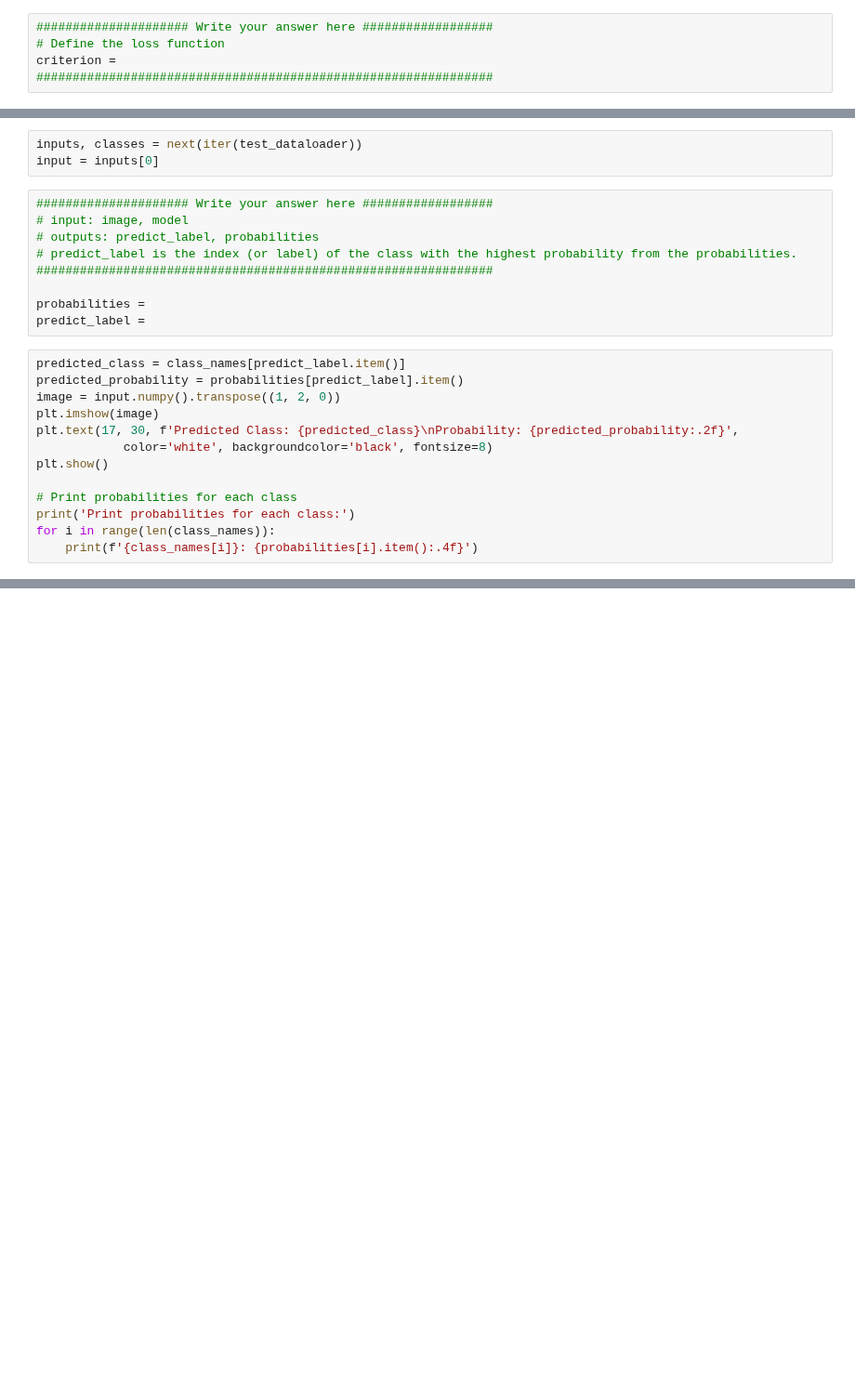
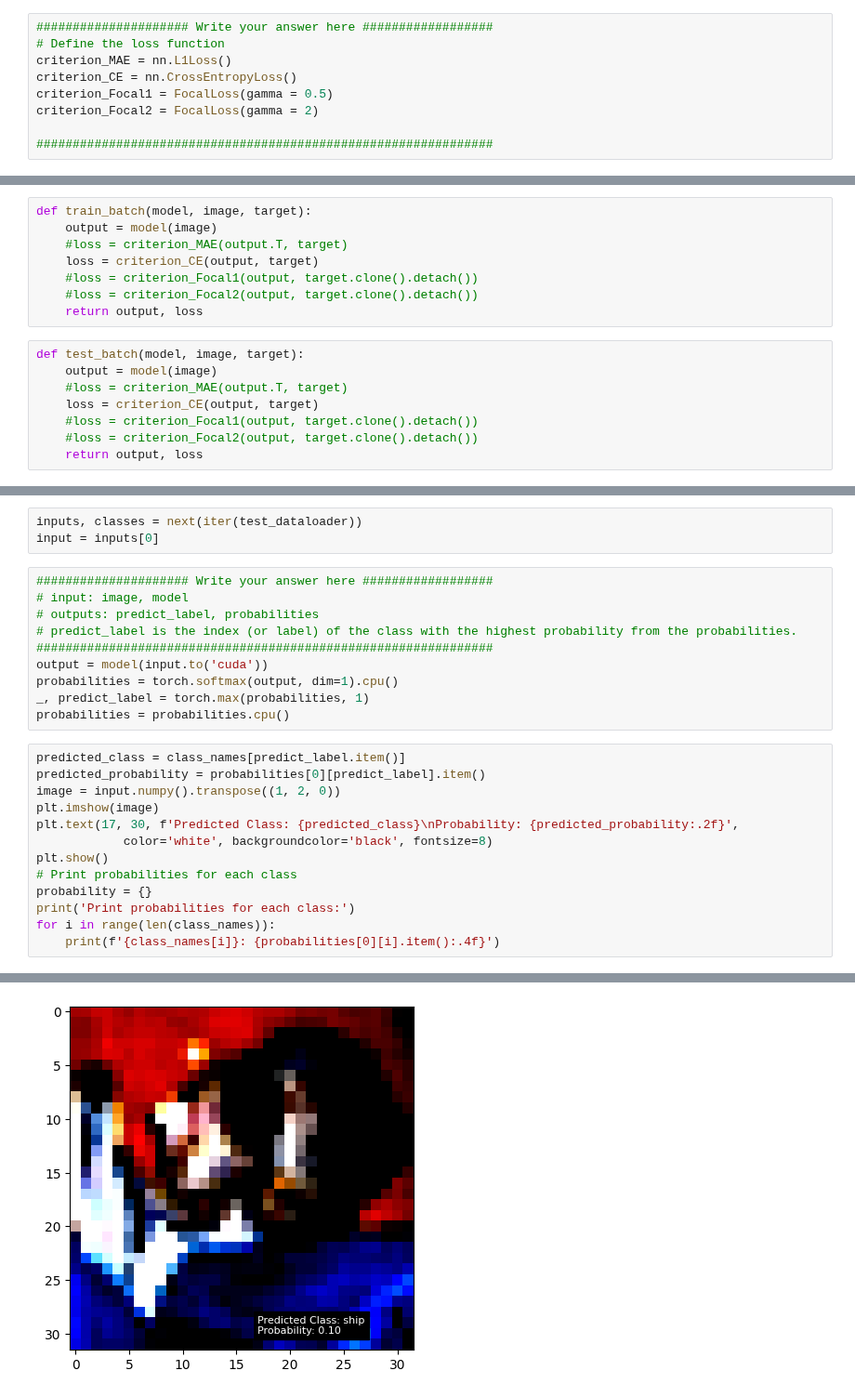
Before and after one commit to SustechSTA303/STA303-Assignment01, a Jupyter notebook: Assignment01.ipynb, the cells around one changed output, grey strips where cells are left out. Shown at 93% size. Drawn from its saved outputs; the diff is of its cells as text; blank space fills up the shorter version.

```diff
--- a/Assignment01.ipynb
+++ b/Assignment01.ipynb
@@ -114,5 +152,9 @@ Please denfine two function named ``train_batch`` and ``test_batch``. These func
 # %%
 ##################### Write your answer here ##################
 # Define the loss function
-criterion =
+criterion_MAE = nn.L1Loss()
+criterion_CE = nn.CrossEntropyLoss()
+criterion_Focal1 = FocalLoss(gamma = 0.5)
+criterion_Focal2 = FocalLoss(gamma = 2)
+
 ###############################################################
@@ -162,2 +161,18 @@ def test_batch(model, image, target):
+# %%
+def train_batch(model, image, target):
+    output = model(image)
+    #loss = criterion_MAE(output.T, target)
+    loss = criterion_CE(output, target)
+    #loss = criterion_Focal1(output, target.clone().detach())
+    #loss = criterion_Focal2(output, target.clone().detach())
+    return output, loss
+# %%
+def test_batch(model, image, target):
+    output = model(image)
+    #loss = criterion_MAE(output.T, target)
+    loss = criterion_CE(output, target)
+    #loss = criterion_Focal1(output, target.clone().detach())
+    #loss = criterion_Focal2(output, target.clone().detach())
+    return output, loss
 # %% [markdown]
 ### Model Training
@@ -270,19 +410,21 @@ input = inputs[0]
 # outputs: predict_label, probabilities
 # predict_label is the index (or label) of the class with the highest probability from the probabilities.
 ###############################################################
-
-probabilities =
-predict_label =
+output = model(input.to('cuda'))
+probabilities = torch.softmax(output, dim=1).cpu()
+_, predict_label = torch.max(probabilities, 1)
+probabilities = probabilities.cpu()
 # %%
 predicted_class = class_names[predict_label.item()]
-predicted_probability = probabilities[predict_label].item()
+predicted_probability = probabilities[0][predict_label].item()
 image = input.numpy().transpose((1, 2, 0))
 plt.imshow(image)
 plt.text(17, 30, f'Predicted Class: {predicted_class}\nProbability: {predicted_probability:.2f}',
             color='white', backgroundcolor='black', fontsize=8)
 plt.show()
-
 # Print probabilities for each class
+probability = {}
 print('Print probabilities for each class:')
 for i in range(len(class_names)):
-    print(f'{class_names[i]}: {probabilities[i].item():.4f}')
+    print(f'{class_names[i]}: {probabilities[0][i].item():.4f}')
+# %% [output]
@@ -288,0 +432 @@ for i in range(len(class_names)):
+[figure, added]
```
Also changed, not shown: parts of 9 cells of this notebook, 8 other files.
